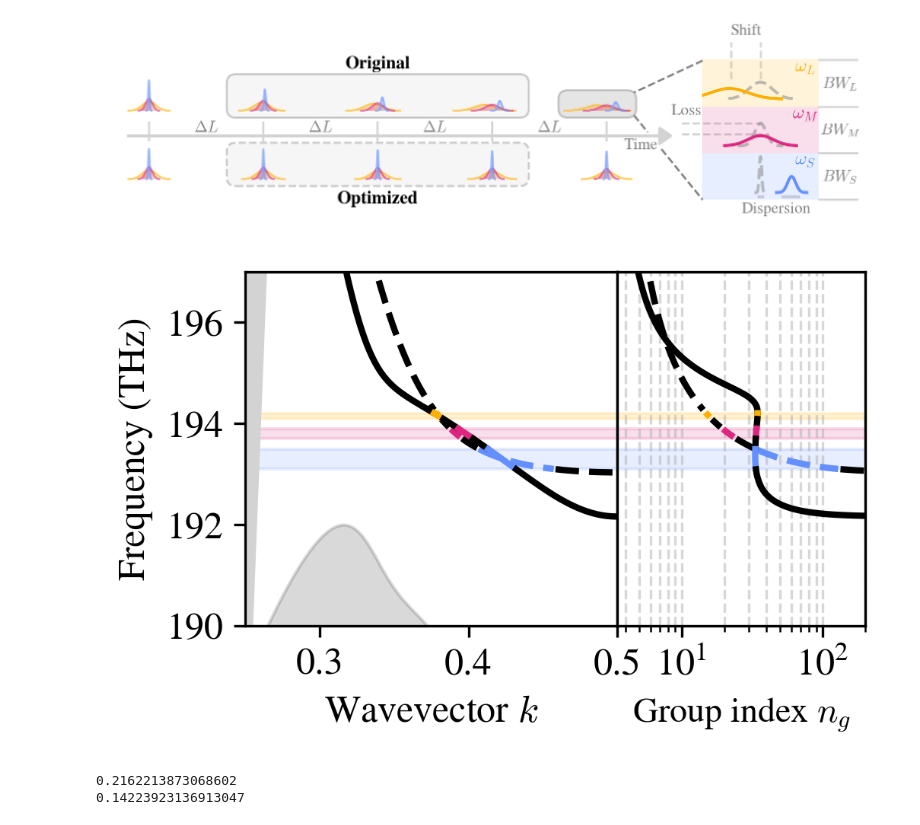
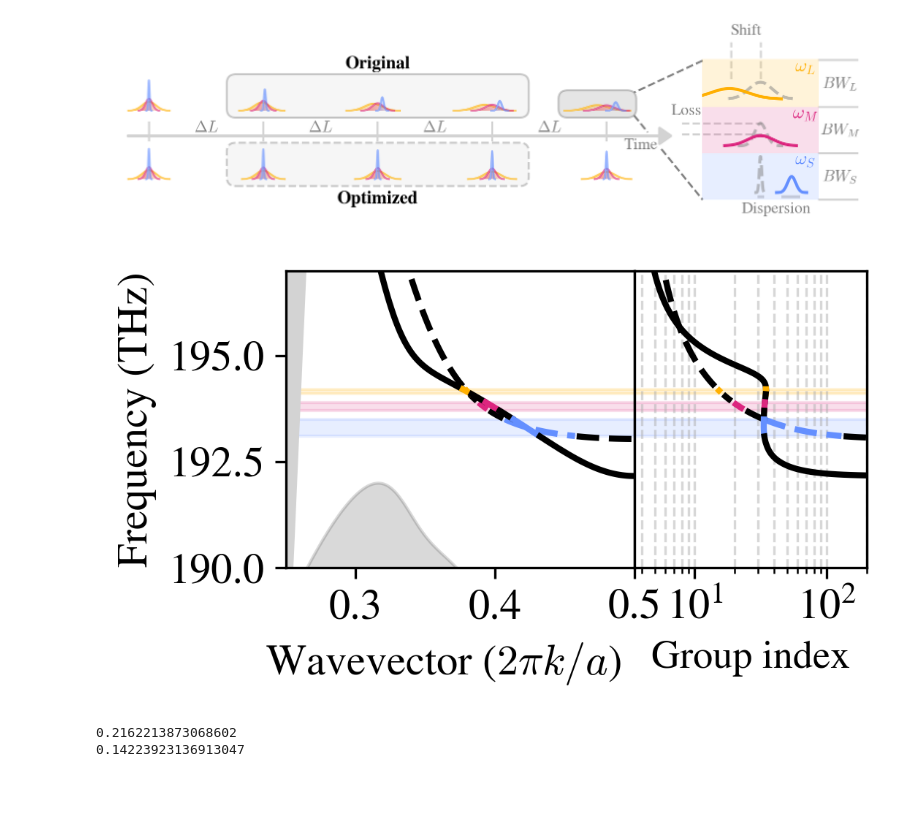
Before and after one commit to DominicJThompson/optGME, a Jupyter notebook: paper2/plots/diagramsV2.ipynb, the cells around one changed output. Saved outputs shown, nothing was run; the diff lists cells and outputs as text; code cells hidden in the pictures; blank space fills up the shorter version.

```diff
--- a/paper2/plots/diagramsV2.ipynb
+++ b/paper2/plots/diagramsV2.ipynb
@@ -312,6 +322,9 @@ plt.clabel(contour, fmt="%.2f", fontsize=10, colors='white')
 <a list of 6 text.Text objects>
 [figure]
 # %%
+# Add a text scale parameter for easy scaling of all text sizes
+text_scale = 1.4  # Set this to your desired scale (e.g., 1.2 for 20% larger text)
+
 fig = plt.figure(figsize=(5.5/1.2,2.5/1.2),dpi=300)
 
 # percent threshold and ng value
@@ -319,7 +332,7 @@ ngs = [30,20,10,30,30]
 thresholds = [0.99,0.99,0.99,.70,.50]
 
 # Define annotation points (x positions) and labels
-label_xs = [10, 10, 10, 40, 80]
+label_xs = [10, 10, 11, 45, 200]
 label_texts = [
     r"(30,1%)",
     r"(20,1%)",
@@ -344,7 +357,7 @@ for i, (ing, it, color) in enumerate(zip(ngs, thresholds, list(cs.values()))):
         x_annot, y_annot,
         label_texts[i],
         color=color,
-        fontsize=14,
+        fontsize=12 * text_scale,
         ha='center', va='center',
         rotation=-27,
         bbox=dict(facecolor='white', edgecolor='none', pad=1.7, alpha=1)
@@ -360,14 +373,19 @@ for i in range(nsteps - 1):
                      color='gray', alpha=alpha, edgecolor=None,zorder=10)
 
 # add axis labels
-plt.ylabel(r'Loss [dB/cm/$n_g^2$]')
-plt.xlabel(r'Length [$\mu m$]')
+plt.ylabel(r'Loss (dB/cm/$n_g^2$)', fontsize=14 * text_scale)
+plt.xlabel(r'Length ($\mu m$)', fontsize=14 * text_scale)
 
 # add main reference label
-plt.text(1000,1.1,r'$\left(n_g, Loss\ Threshold\right)$',color='k',va='bottom',ha='right')
+plt.text(1000,1.1,r'$\left(n_g, Loss\ Threshold\right)$',
+         color='k',va='bottom',ha='right', fontsize=14 * text_scale)
+
 plt.yscale('log')
 plt.xscale('log')
 plt.xlim(5,1000)
 plt.ylim(1e-2,1)
+
+plt.tick_params(axis='both', labelsize=14 * text_scale)
+
 plt.show()
 # %% [output]
@@ -1312,11 +1336,11 @@ plt.show()
 [figure]
 # %%
 # Add a text scale hyperparameter at the top of this plotting block
-text_scale = .9  # Set this to >1.0 for larger text, <1.0 for smaller, e.g. 1.2, 0.8, etc.
+text_scale = 1  # Set this to >1.0 for larger text, <1.0 for smaller, e.g. 1.2, 0.8, etc.
 
 # Make figure with horizontal layout, shared y-axis
 fig, (ax, ax_right) = plt.subplots(
-    1, 2, figsize=(3.75,2.5),  # wider to accommodate side plot
+    1, 2, figsize=(3.75,2.375),  # wider to accommodate side plot
     dpi=300,
     sharey=True,
     gridspec_kw={'width_ratios': [0.6, 0.4], 'wspace': 0}
@@ -1365,7 +1389,7 @@ ax_right.plot(np.abs(ngOpt2)[maxkM_opt2:minkL_opt2], freqs14_Opt2[maxkM_opt2:min
 ax_right.plot(np.abs(ngOpt2)[minkL_opt2:maxkL_opt2], freqs14_Opt2[minkL_opt2:maxkL_opt2], color=cs['b'], linestyle='-', lw=2)
 ax_right.plot(np.abs(ngOpt2)[maxkL_opt2:], freqs14_Opt2[maxkL_opt2:], color='black', linestyle='-', lw=2)
 
-ax_right.set_xlabel(r'Group index $n_g$', fontsize=int(13*text_scale))
+ax_right.set_xlabel(r'Group index', fontsize=int(13*text_scale))
 ax_right.tick_params(axis='both', labelsize=int(14 * text_scale))
 
 # Remove y ticks/labels from the right plot (shared with main plot)
@@ -1433,35 +1457,35 @@ ax.fill_between(
     ks,
     gmeOG.freqs[:, 16]*299792458/aOG/1e-9*1e-12,
     top_const,
     color='black', alpha=0.15, zorder=1
 )
 ax.fill_between(
     ks,
     gmeOpt2.freqs[:, 16]*299792458/aOpt2/1e-9*1e-12,
     top_const,
     color='black', alpha=0.15, zorder=1
 )
 # Light line
 ax.fill_between(ks, ks* 299792458 / aOG / 1e-9 * 1e-12, np.ones(len(ks))* 299792458 / aOG / 1e-9 * 1e-12, color='lightgray', alpha=1, zorder=2)
 
 ax.fill_between([0,1], [194.2,194.2], [194.1,194.1], color=cs['y'], alpha=0.15)
 ax.fill_between([0,1], [193.9,193.9], [193.7,193.7], color=cs['m'], alpha=0.15)
 ax.fill_between([0,1], [193.5,193.5], [193.1,193.1], color=cs['b'], alpha=0.15)
 
 # Make the tick label numbers larger (use text_scale)
 ax.tick_params(axis='both', labelsize=int(14 * text_scale))
 
 # limits and labels
 ax.set_xlim(0.25,0.5)
 ax.set_ylim(190,197)
-ax.set_xlabel(r'Wavevector $k$', fontsize=int(14 * text_scale))
+ax.set_xlabel(r'Wavevector ($2\pi k/a$)    ', fontsize=int(14 * text_scale))
 ax.set_ylabel(r'Frequency (THz)', fontsize=int(14 * text_scale))
 
 
 plt.tight_layout()
 plt.show()
 # %% [output]
-[figure, old version]
+[figure, new version]
 # %%
 # Add a text scale hyperparameter at the top of this plotting block
 text_scale = .9  # Set this to >1.0 for larger text, <1.0 for smaller, e.g. 1.2, 0.8, etc.
```
Also changed, not shown: parts of 8 cells of this notebook, 2 other files.
